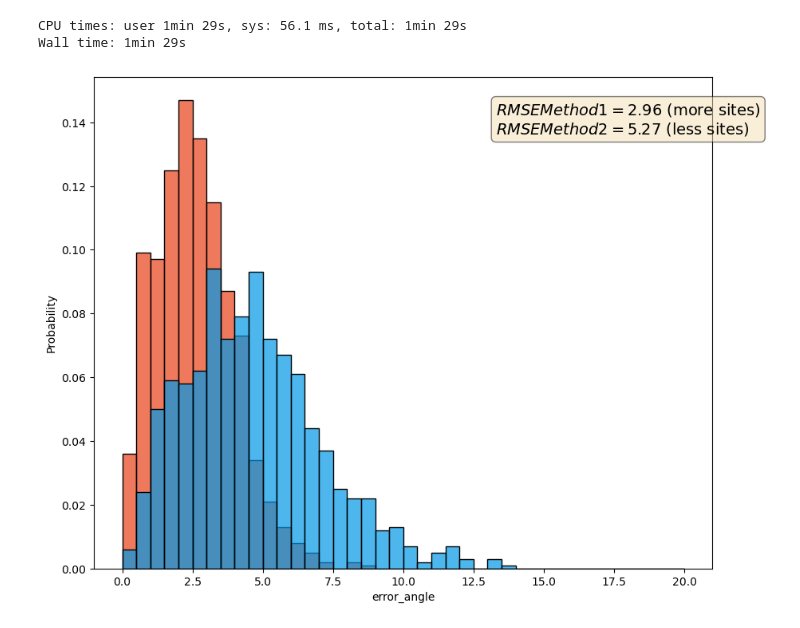
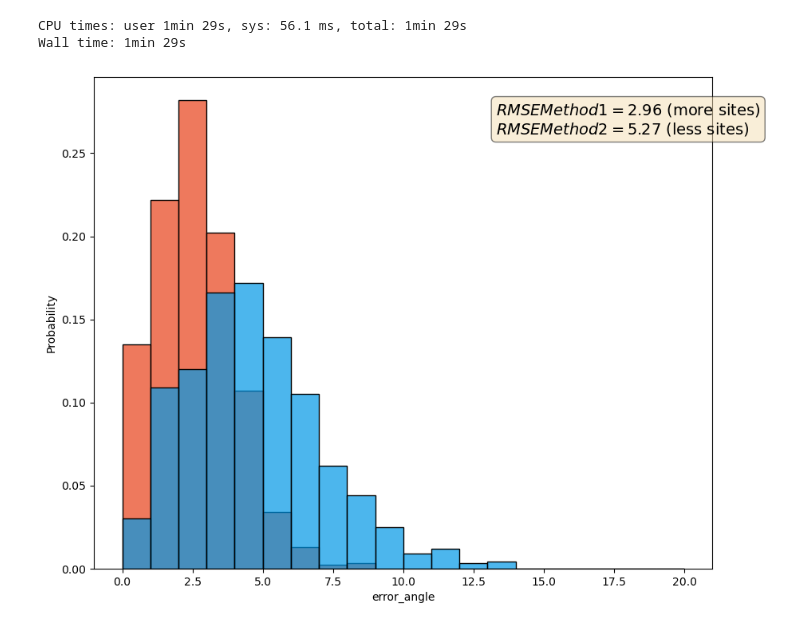
Before and after one commit to PolarWandering/PaleoSampling, a Jupyter notebook: _sources/notebooks/Sampling_comparision.ipynb, the cells around one changed output. Cells and saved outputs as stored; diff of their text form; code cells hidden in the pictures.

```diff
--- a/_sources/notebooks/Sampling_comparision.ipynb
+++ b/_sources/notebooks/Sampling_comparision.ipynb
@@ -82,15 +70,15 @@ Wall time: 1min 29s
 # %%
 fig, axes = plt.subplots(nrows=1, ncols=1, figsize=(10,8))
 
-sns.histplot(df_more_sites.error_angle, ax=axes, color='#e84118', stat='probability', binwidth=.5, binrange=(0,20), alpha=.7)
-sns.histplot(df_less_sites.error_angle, ax=axes, color='#0097e6', stat='probability', binwidth=.5, binrange=(0,20), alpha=.7)
+sns.histplot(df_more_sites.error_angle, ax=axes, color='#e84118', stat='probability', binwidth=1, binrange=(0,20), alpha=.7)
+sns.histplot(df_less_sites.error_angle, ax=axes, color='#0097e6', stat='probability', binwidth=1, binrange=(0,20), alpha=.7)
 
 textstr = '\n'.join((
 r'$RMSE Method 1=%.2f$ (more sites)' % (np.mean(df_more_sites.error_angle**2)**.5, ),
 r'$RMSE Method 2=%.2f$ (less sites)' % (np.mean(df_less_sites.error_angle**2)**.5, )))
 props = dict(boxstyle='round', facecolor='wheat', alpha=0.5)
 # place a text box in upper left in axes coords
 plt.text(0.65, 0.95, textstr, transform=axes.transAxes, fontsize=14,
         verticalalignment='top', bbox=props);
 # %% [output]
-[figure, old version]
+[figure, new version]
```
Also changed, not shown: parts of 1 cell of this notebook, 4 other files.
